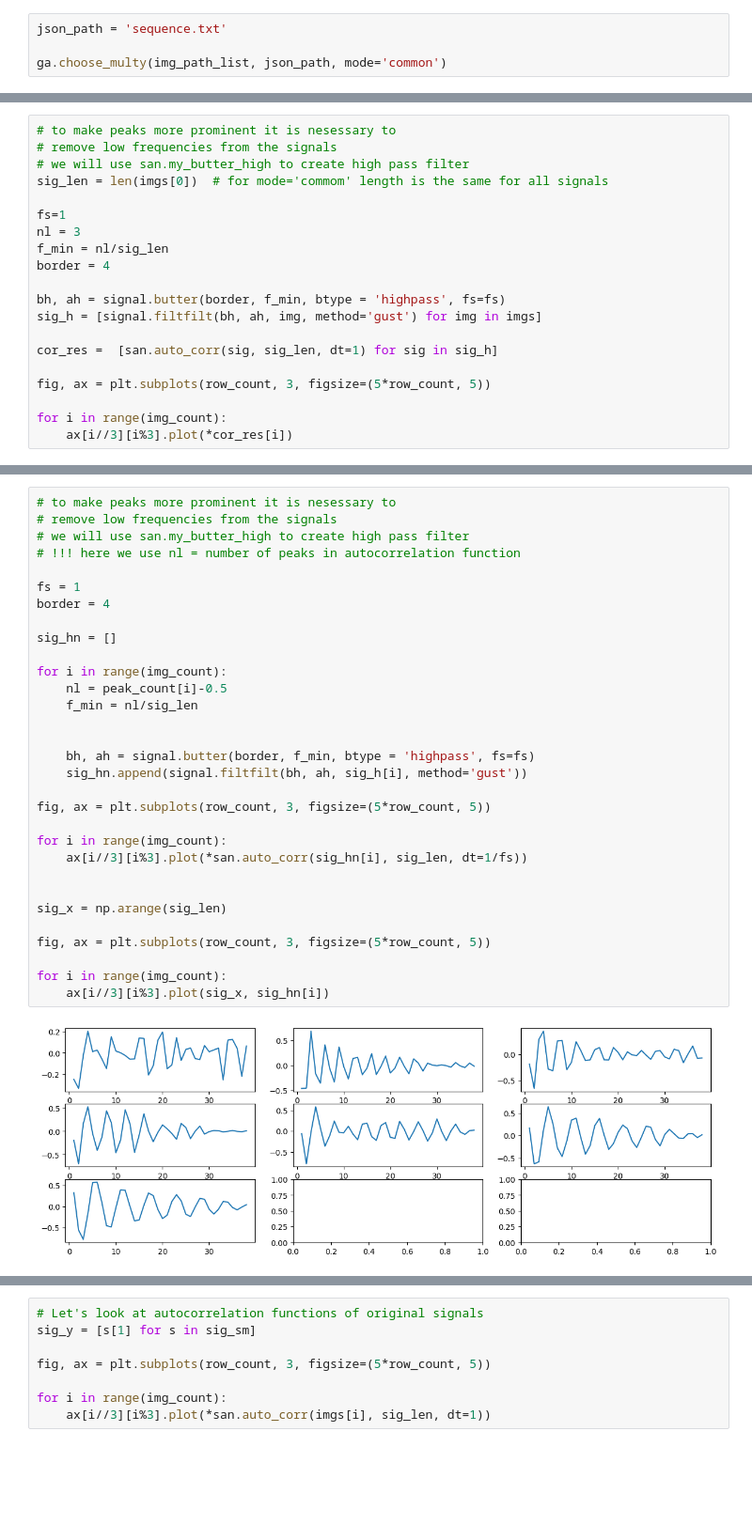
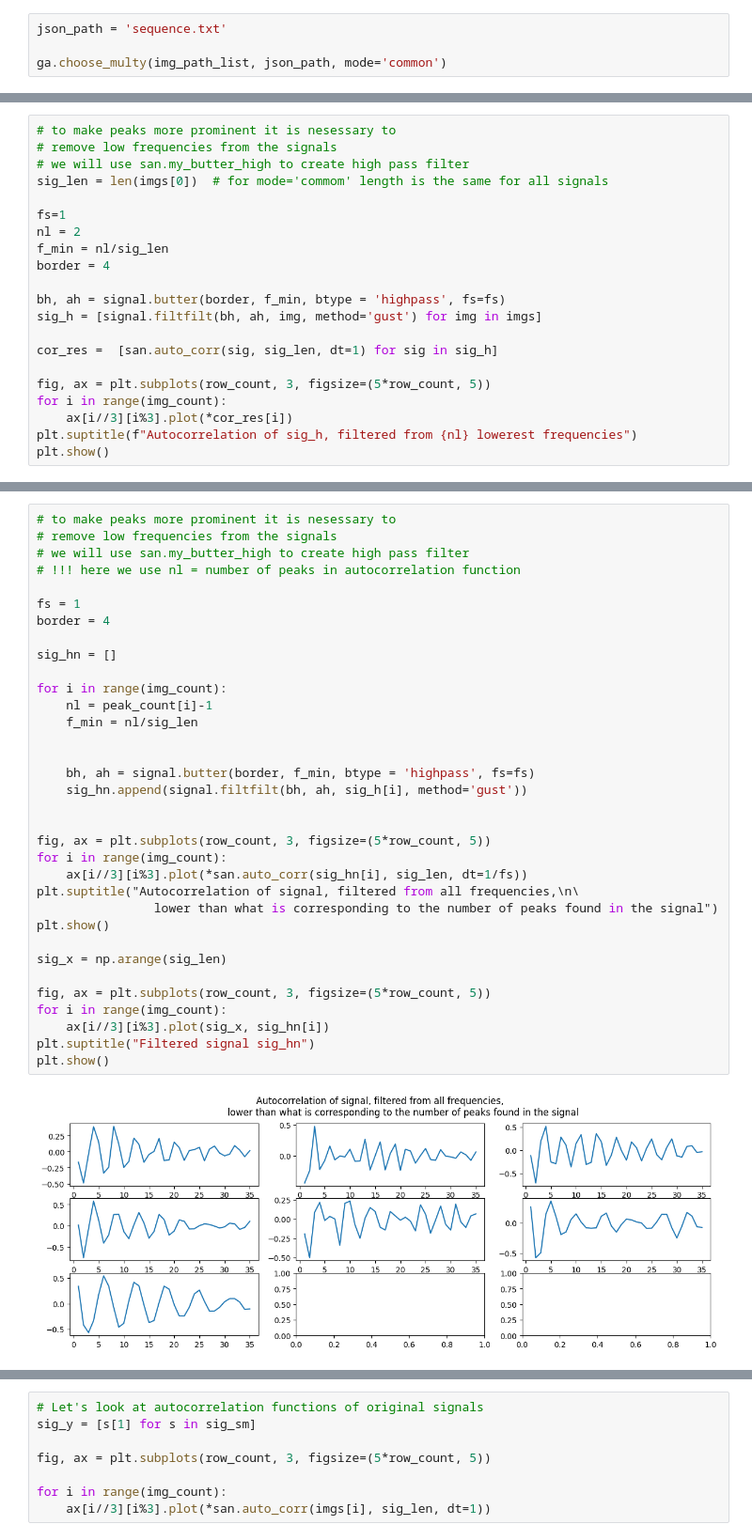
Before and after one commit to annamogo/DiplomaLISF, a Jupyter notebook: sequence_image_anal.ipynb, the cells around one changed output, grey strips where cells are left out. Shown at 94% size. Drawn from its saved outputs; the diff is of its cells as text; blank space fills up the shorter version.

```diff
--- a/sequence_image_anal.ipynb
+++ b/sequence_image_anal.ipynb
@@ -52,7 +57,7 @@ for i in range(img_count):
 sig_len = len(imgs[0])  # for mode='commom' length is the same for all signals
 
 fs=1
-nl = 3
+nl = 2
 f_min = nl/sig_len
 border = 4
 
@@ -62,7 +67,8 @@ sig_h = [signal.filtfilt(bh, ah, img, method='gust') for img in imgs]
 cor_res =  [san.auto_corr(sig, sig_len, dt=1) for sig in sig_h]
 
 fig, ax = plt.subplots(row_count, 3, figsize=(5*row_count, 5))
-
 for i in range(img_count):
     ax[i//3][i%3].plot(*cor_res[i])
+plt.suptitle(f"Autocorrelation of sig_h, filtered from {nl} lowerest frequencies")
+plt.show()
 # %% [output]
@@ -77,33 +83,36 @@ print(peak_count)
 # %%
 # to make peaks more prominent it is nesessary to
 # remove low frequencies from the signals
 # we will use san.my_butter_high to create high pass filter
 # !!! here we use nl = number of peaks in autocorrelation function
 
 fs = 1
 border = 4
 
 sig_hn = []
 
 for i in range(img_count):
-    nl = peak_count[i]-0.5
+    nl = peak_count[i]-1
     f_min = nl/sig_len
 
 
     bh, ah = signal.butter(border, f_min, btype = 'highpass', fs=fs)
     sig_hn.append(signal.filtfilt(bh, ah, sig_h[i], method='gust'))
 
+
 fig, ax = plt.subplots(row_count, 3, figsize=(5*row_count, 5))
-
 for i in range(img_count):
     ax[i//3][i%3].plot(*san.auto_corr(sig_hn[i], sig_len, dt=1/fs))
-
+plt.suptitle("Autocorrelation of signal, filtered from all frequencies,\n\
+                lower than what is corresponding to the number of peaks found in the signal")
+plt.show()
 
 sig_x = np.arange(sig_len)
 
 fig, ax = plt.subplots(row_count, 3, figsize=(5*row_count, 5))
-
 for i in range(img_count):
     ax[i//3][i%3].plot(sig_x, sig_hn[i])
+plt.suptitle("Filtered signal sig_hn")
+plt.show()
 # %% [output]
-[figure, old version]
+[figure, new version]
```
Also changed, not shown: parts of 13 cells of this notebook, 5 other files.
